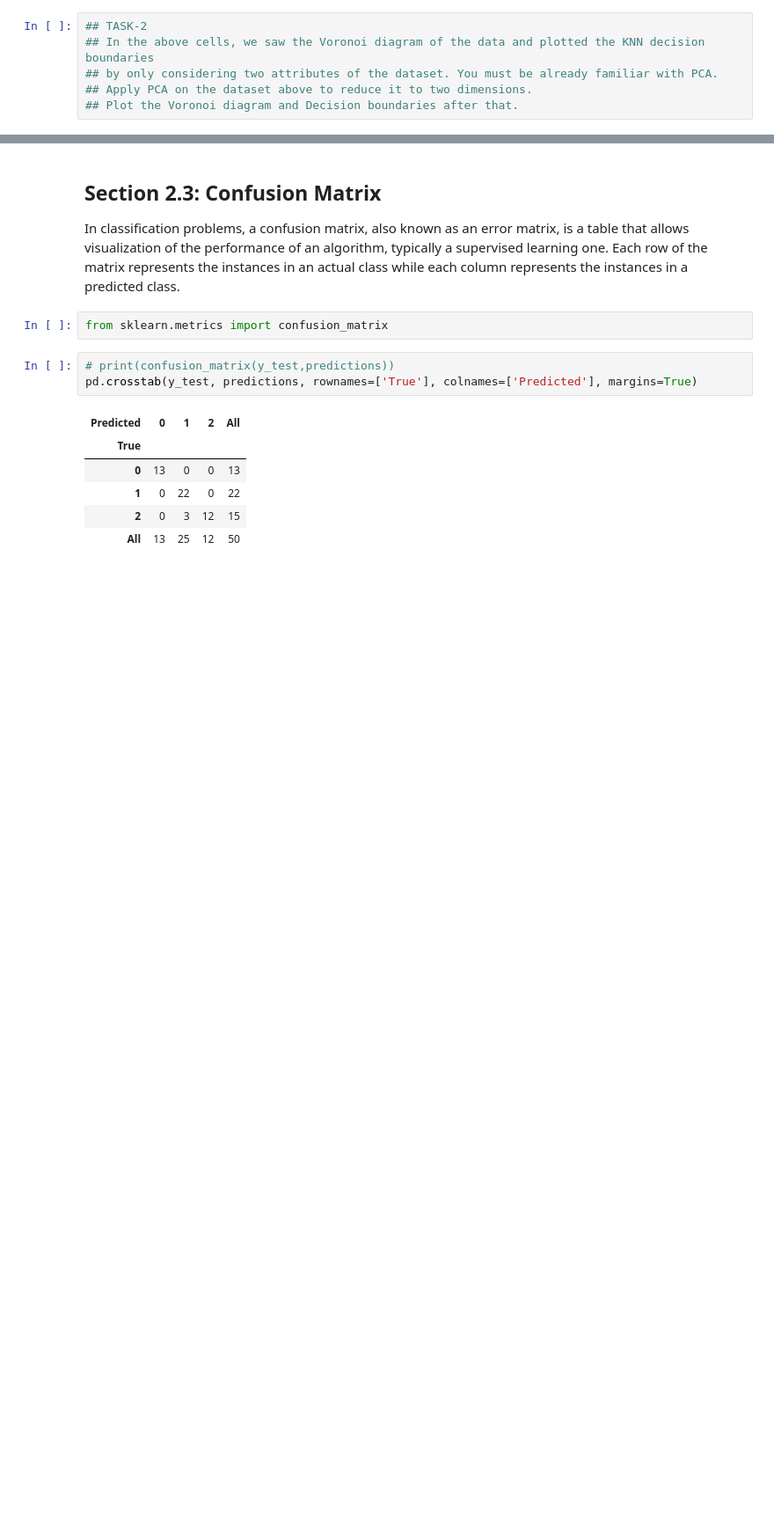
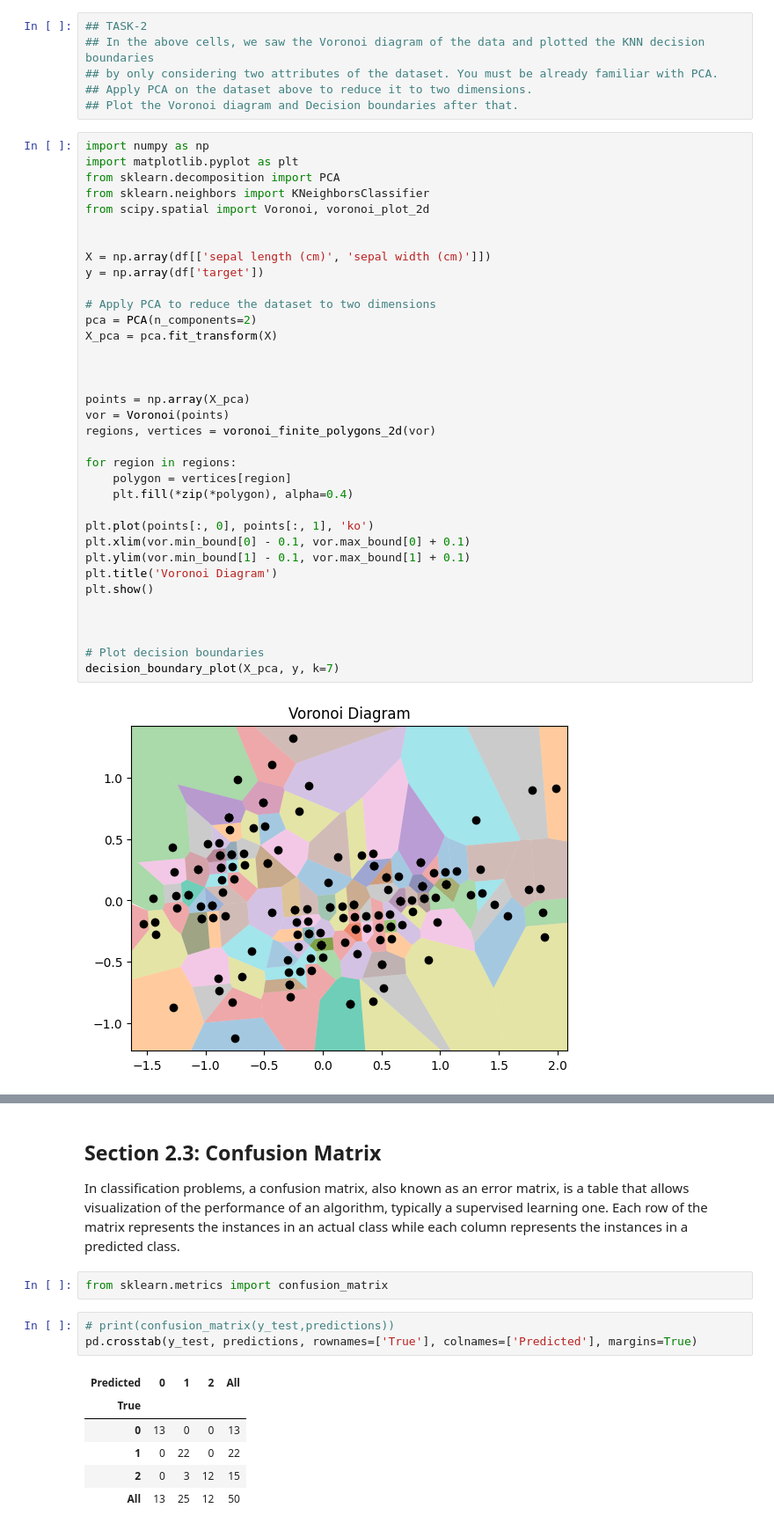
Before and after one commit to AMMS46/IIIT-assignments, a Jupyter notebook: AIML_Module_3_Lab_2_Implementing_KNN_from_scratch_and_visualize_Algorithm_performance.ipynb, the cells around one changed output, grey strips where cells are left out. Shown at 88% size. Saved outputs shown, nothing was run; the diff lists cells and outputs as text; blank space fills up the shorter version.

```diff
--- a/AIML_Module_3_Lab_2_Implementing_KNN_from_scratch_and_visualize_Algorithm_performance.ipynb
+++ b/AIML_Module_3_Lab_2_Implementing_KNN_from_scratch_and_visualize_Algorithm_performance.ipynb
@@ -339,3 +339,40 @@ decision_boundary_plot(x_pts,y_pts,7)
 ## by only considering two attributes of the dataset. You must be already familiar with PCA.
 ## Apply PCA on the dataset above to reduce it to two dimensions.
 ## Plot the Voronoi diagram and Decision boundaries after that.
+# %%
+import numpy as np
+import matplotlib.pyplot as plt
+from sklearn.decomposition import PCA
+from sklearn.neighbors import KNeighborsClassifier
+from scipy.spatial import Voronoi, voronoi_plot_2d
+
+
+X = np.array(df[['sepal length (cm)', 'sepal width (cm)']])
+y = np.array(df['target'])
+
+# Apply PCA to reduce the dataset to two dimensions
+pca = PCA(n_components=2)
+X_pca = pca.fit_transform(X)
+
+
+
+points = np.array(X_pca)
+vor = Voronoi(points)
+regions, vertices = voronoi_finite_polygons_2d(vor)
+
+for region in regions:
+    polygon = vertices[region]
+    plt.fill(*zip(*polygon), alpha=0.4)
+
+plt.plot(points[:, 0], points[:, 1], 'ko')
+plt.xlim(vor.min_bound[0] - 0.1, vor.max_bound[0] + 0.1)
+plt.ylim(vor.min_bound[1] - 0.1, vor.max_bound[1] + 0.1)
+plt.title('Voronoi Diagram')
+plt.show()
+
+
+
+# Plot decision boundaries
+decision_boundary_plot(X_pca, y, k=7)
+# %% [output]
+[figure, added]
```
Also changed, not shown: parts of 7 cells of this notebook.
